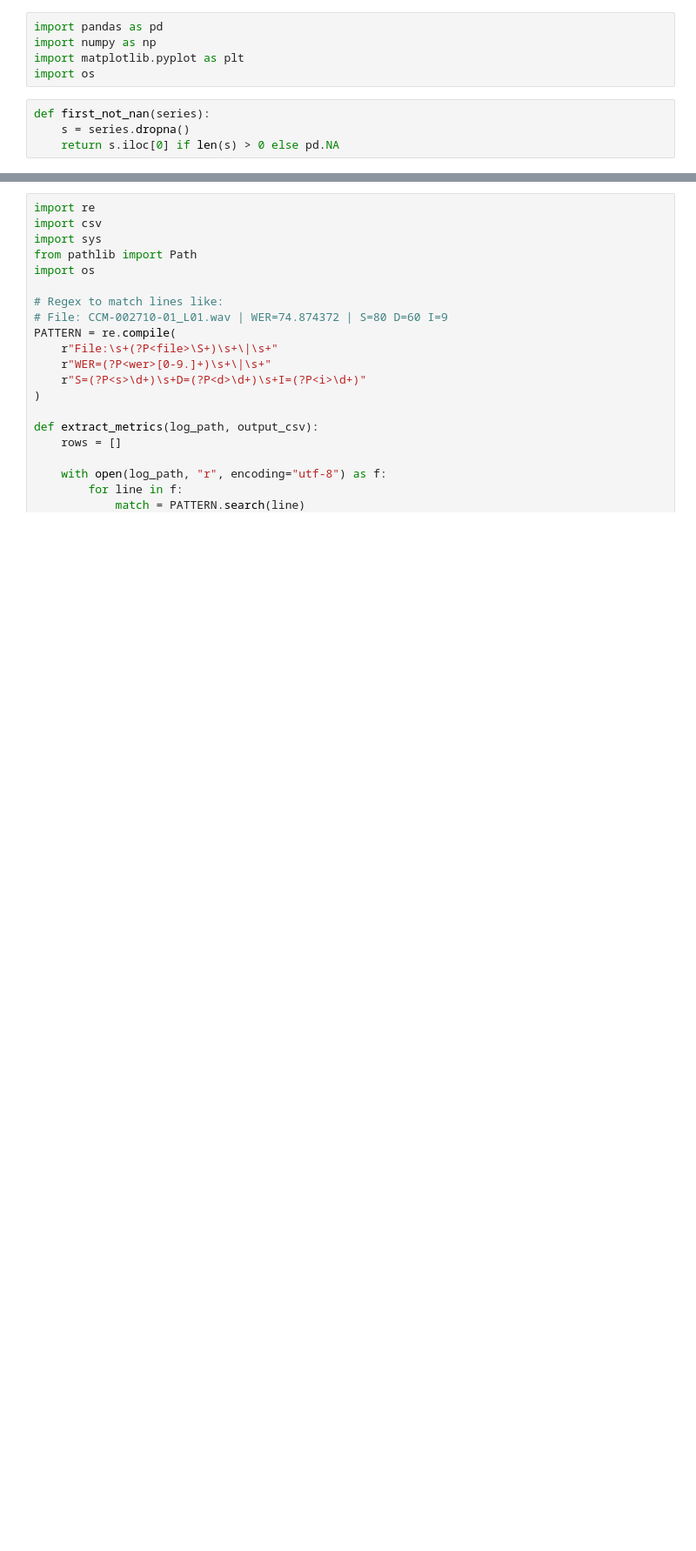
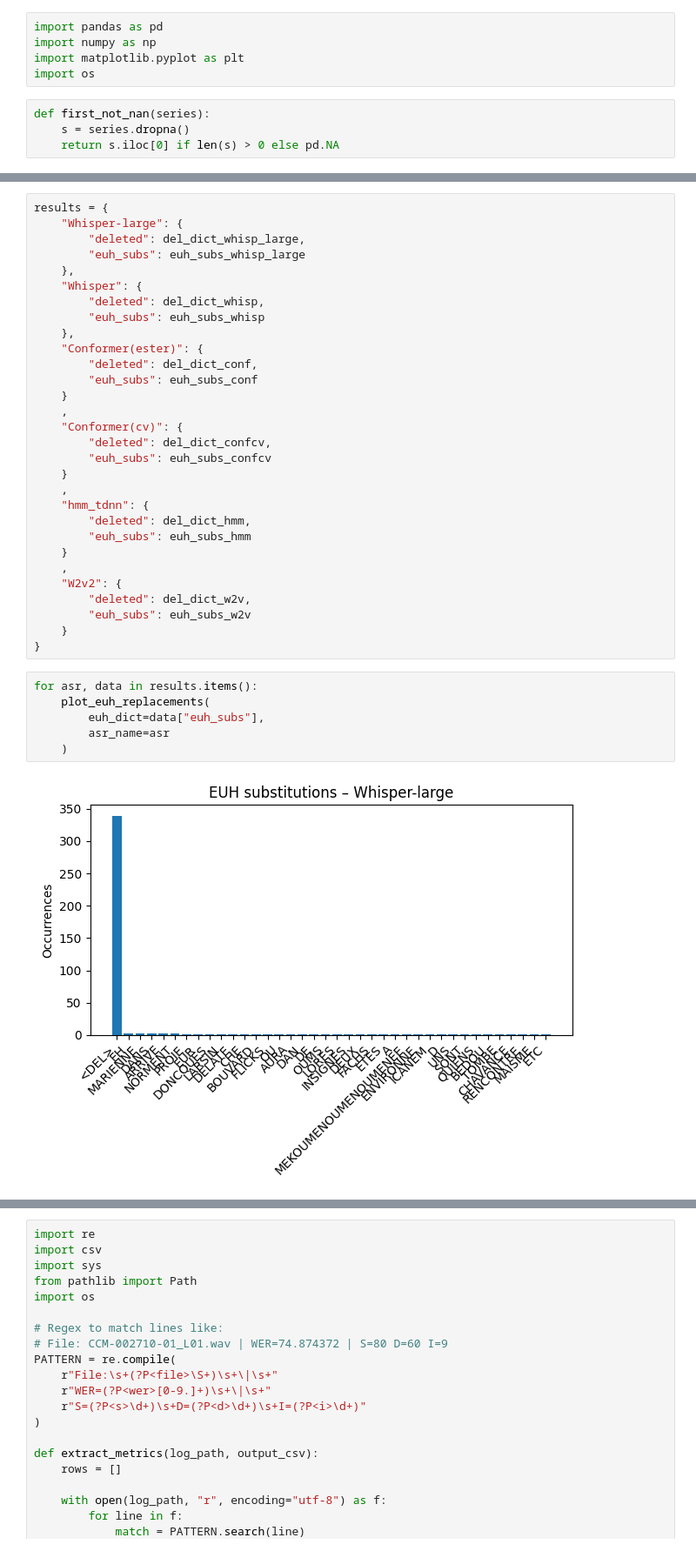
Before and after one commit to Imenbaa/TAPAS-FRAIS, a Jupyter notebook: src/utils/wer_analysis.ipynb, the cells around one changed output, grey strips where cells are left out. Shown at 87% size. Cells and saved outputs as stored; diff of their text form; blank space fills up the shorter version.

```diff
--- a/src/utils/wer_analysis.ipynb
+++ b/src/utils/wer_analysis.ipynb
@@ -65,0 +251,38 @@ dtype: object
+# %%
+results = {
+    "Whisper-large": {
+        "deleted": del_dict_whisp_large,
+        "euh_subs": euh_subs_whisp_large
+    },
+    "Whisper": {
+        "deleted": del_dict_whisp,
+        "euh_subs": euh_subs_whisp
+    },
+    "Conformer(ester)": {
+        "deleted": del_dict_conf,
+        "euh_subs": euh_subs_conf
+    }
+    ,
+    "Conformer(cv)": {
+        "deleted": del_dict_confcv,
+        "euh_subs": euh_subs_confcv
+    }
+    ,
+    "hmm_tdnn": {
+        "deleted": del_dict_hmm,
+        "euh_subs": euh_subs_hmm
+    }
+    ,
+    "W2v2": {
+        "deleted": del_dict_w2v,
+        "euh_subs": euh_subs_w2v
+    }
+}
+# %%
+for asr, data in results.items():
+    plot_euh_replacements(
+        euh_dict=data["euh_subs"],
+        asr_name=asr
+    )
+# %% [output]
+[figure, added]
```
Also changed, not shown: parts of 27 cells of this notebook, 24 other files.
